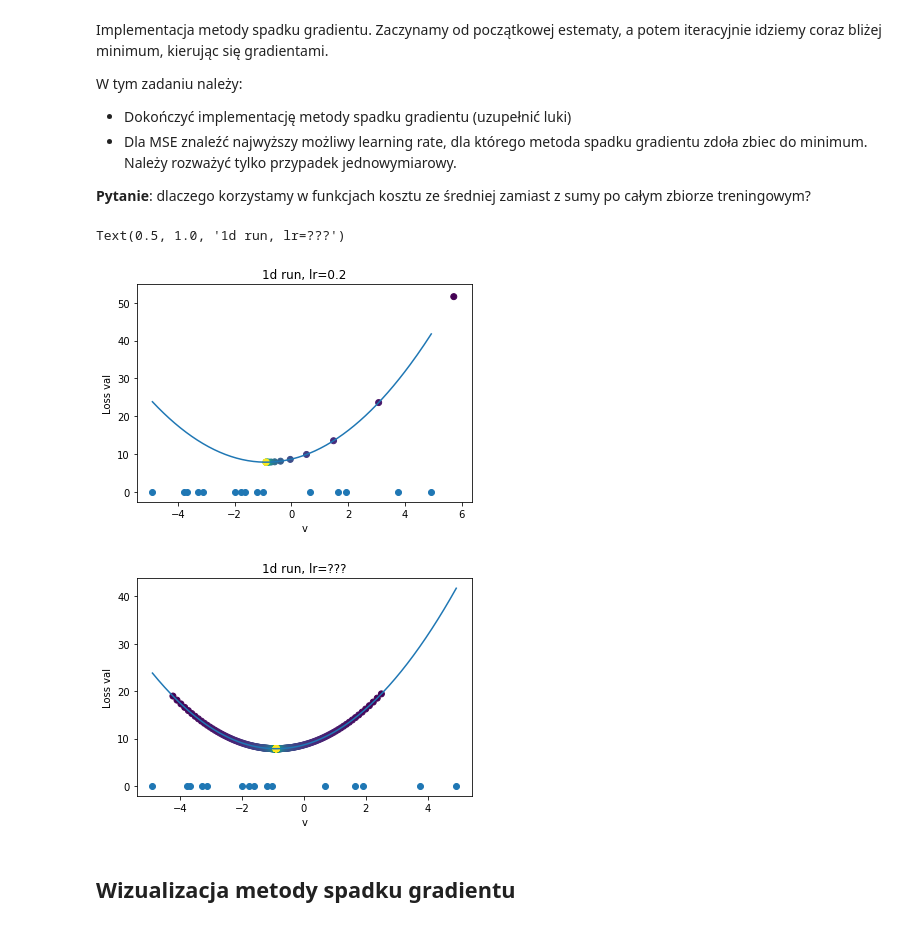
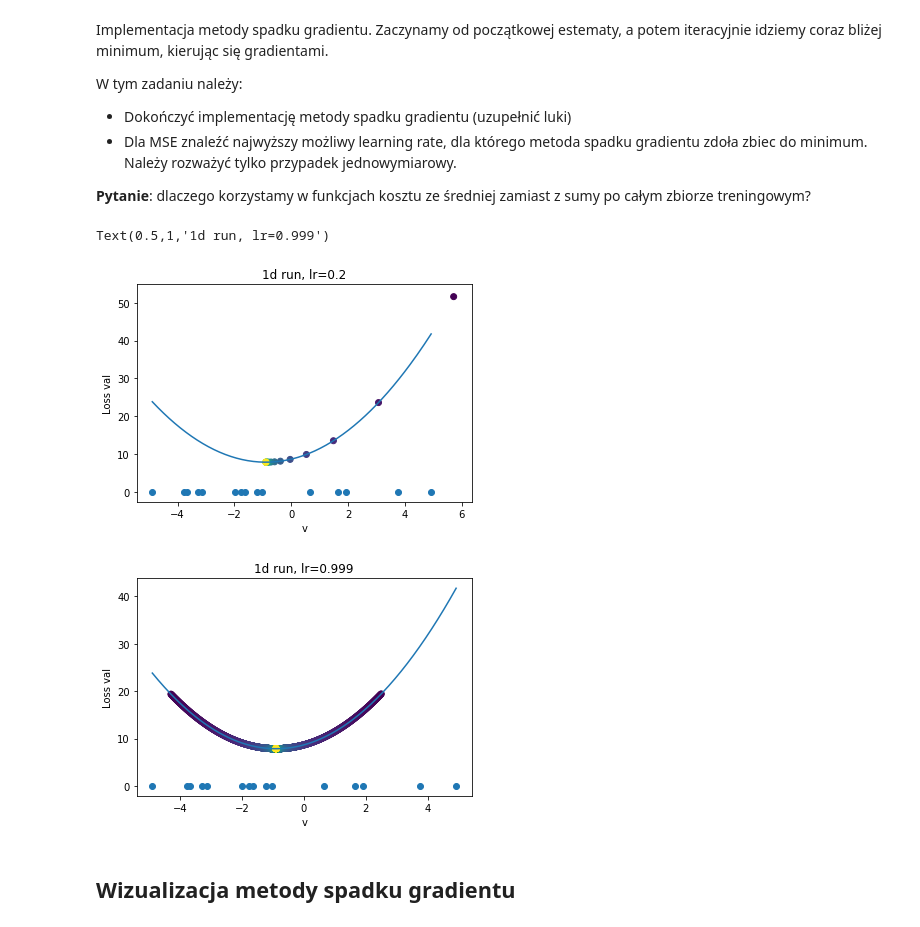
Before and after one commit to tomaszkrzyzek/ml2019-20_tomasz_krzyzek, a Jupyter notebook: lab/02_funkcje_kosztu.ipynb, the cells around one changed output. Drawn from its saved outputs; the diff is of its cells as text; code cells hidden in the pictures.

```diff
--- a/lab/02_funkcje_kosztu.ipynb
+++ b/lab/02_funkcje_kosztu.ipynb
@@ -104,13 +104,13 @@ Zapis $X_i$ oznacza $i$-ty wektor wierszowy w macierzy $X$, za $N$ należy przyj
 **Podpowiedź do numpy:** w powyższych funkcjach nie trzeba ani razu wykorzystać pętli for.
 # %%
 def mean_error(X, v):
-    ???
+    return np.linalg.norm(X - v, axis=1).mean()
 
 def mean_squared_error(X, v):
-    ???
+    return (np.linalg.norm(X - v, axis=1) ** 2).mean()
 
 def max_error(X, v):
-    ???
+    return np.max(np.linalg.norm(X - v, axis=1))
 # %%
 # Testy do zadania
 checker.check_1_1(mean_error, mean_squared_error, max_error, train_sets)
@@ -218,0 +210,12 @@ def max_grad(X, v):
+# %%
+def me_grad(X, v):
+    return np.sum((v - X) / np.linalg.norm(v - X, axis=1 ,keepdims=True), axis=0)
+
+def mse_grad(X, v):
+    return 2 * (v - np.mean(X))
+
+def max_grad(X, v):
+    max_norm = np.max(np.linalg.norm(v - X, axis=1, keepdims=True))
+    for x in X:
+        if np.linalg.norm(v - x) == max_norm:
+            return (v - x) / max_norm
@@ -239,40 +249,40 @@ def gradient_descent(grad_fn, dataset, learning_rate=0.2, num_steps=100):
     current_v = np.random.normal(4, size=(dataset.shape[1]))
     all_v = [current_v]
 
     for step_idx in range(num_steps):
-        grad = ??? # liczenie gradientu
-        current_v = ??? # krok metody gradientu
+        grad = grad_fn(dataset, current_v) # liczenie gradientu
+        current_v = current_v - learning_rate * grad # krok metody gradientu
 
         all_v += [current_v]
         if np.linalg.norm(all_v[-1] - all_v[-2]) < 1e-3:
             break
 
     final_grad = grad
     final_v = current_v
     all_v = np.array(all_v)
     return final_v, final_grad, all_v
 
 fig, ax = plt.subplots(1, 1)
 utils.plot_gradient_steps_1d(
     ax, train_set_1d,
     gradient_descent, mse_grad, mean_squared_error,
     learning_rate=0.2, num_steps=10000)
 ax.set_title("1d run, lr=0.2")
 
 
 # **** UWAGA ****
 # Wybranie poniżej odpowiedniego learning rate'u (zgodnie z poleceniem)
 # jest częścią zadania.
 fig, ax = plt.subplots(1, 1)
 utils.plot_gradient_steps_1d(
     ax, train_set_1d,
     gradient_descent, mse_grad, mean_squared_error,
-    learning_rate=???, num_steps=10000)
-ax.set_title("1d run, lr=???")
+    learning_rate=0.999, num_steps=10000)
+ax.set_title("1d run, lr=0.999")
 # %% [output]
-Text(0.5, 1.0, '1d run, lr=???')
+Text(0.5,1,'1d run, lr=0.999')
-[figure, old version]
+[figure, new version]
-[figure, old version]
+[figure, new version]
 # %% [markdown]
 ## Wizualizacja metody spadku gradientu
 # %%
```
Also changed, not shown: parts of 9 cells of this notebook.
